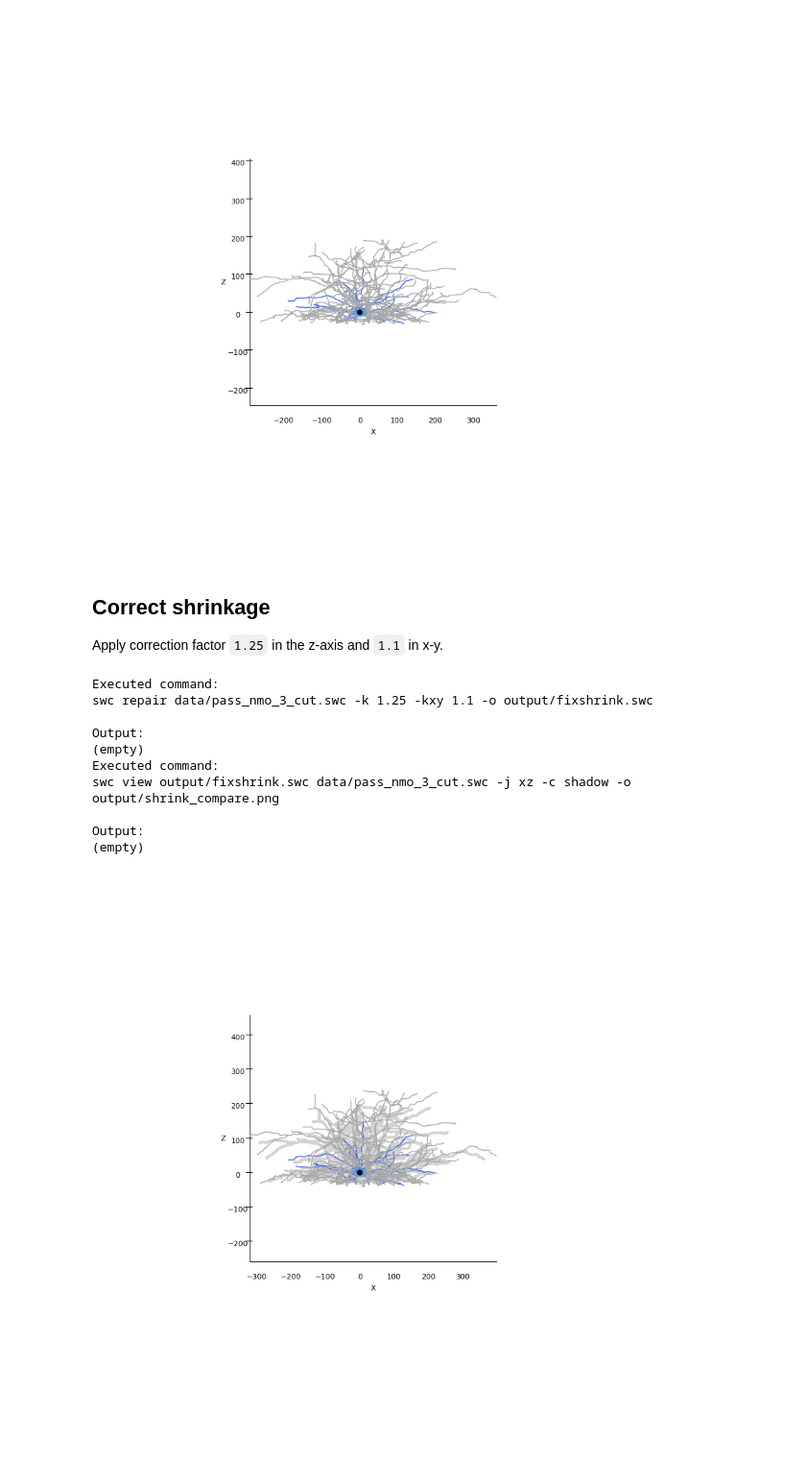
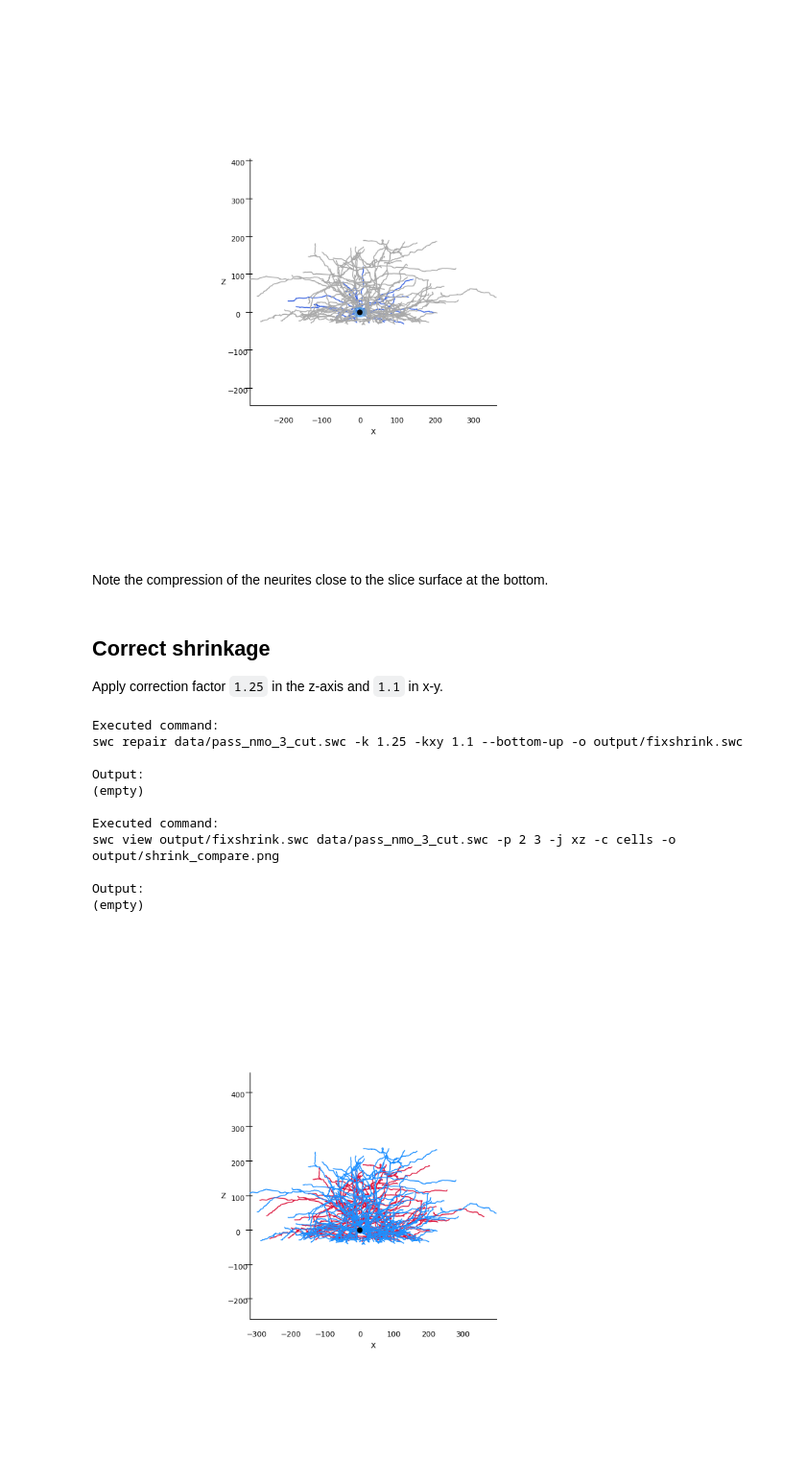
Before and after one commit to a1eko/treem, a Jupyter notebook: tutorials/3_correct_reconstruction.ipynb, the cells around one changed output. Shown at 96% size. Cells and saved outputs as stored; diff of their text form; code cells hidden in the pictures; blank space fills up the shorter version.

```diff
--- a/tutorials/3_correct_reconstruction.ipynb
+++ b/tutorials/3_correct_reconstruction.ipynb
@@ -193,25 +193,28 @@ swc view data/pass_nmo_3_cut.swc -j xz -o output/shrink_before.png
 Output:
 (empty)
 [figure]
+# %% [markdown]
+Note the compression of the neurites close to the slice surface at the bottom.
 # %% [markdown]
 ## Correct shrinkage
 
 Apply correction factor `1.25` in the z-axis and `1.1` in x-y.
 # %%
-shell_cmd("swc repair data/pass_nmo_3_cut.swc -k 1.25 -kxy 1.1 -o output/fixshrink.swc")
+shell_cmd("swc repair data/pass_nmo_3_cut.swc -k 1.25 -kxy 1.1 --bottom-up -o output/fixshrink.swc")
 shell_cmd(
-    "swc view output/fixshrink.swc data/pass_nmo_3_cut.swc -j xz -c shadow -o output/shrink_compare.png",
+    "swc view output/fixshrink.swc data/pass_nmo_3_cut.swc -p 2 3 -j xz -c cells -o output/shrink_compare.png",
     image="output/shrink_compare.png",
 )
 # %% [output]
 Executed command:
-swc repair data/pass_nmo_3_cut.swc -k 1.25 -kxy 1.1 -o output/fixshrink.swc
+swc repair data/pass_nmo_3_cut.swc -k 1.25 -kxy 1.1 --bottom-up -o output/fixshrink.swc
 
 Output:
 (empty)
+
 Executed command:
-swc view output/fixshrink.swc data/pass_nmo_3_cut.swc -j xz -c shadow -o output/shrink_compare.png
+swc view output/fixshrink.swc data/pass_nmo_3_cut.swc -p 2 3 -j xz -c cells -o output/shrink_compare.png
 
 Output:
 (empty)
-[figure, old version]
+[figure, new version]
```
Also changed, not shown: parts of 7 cells of this notebook, 5 other files.
